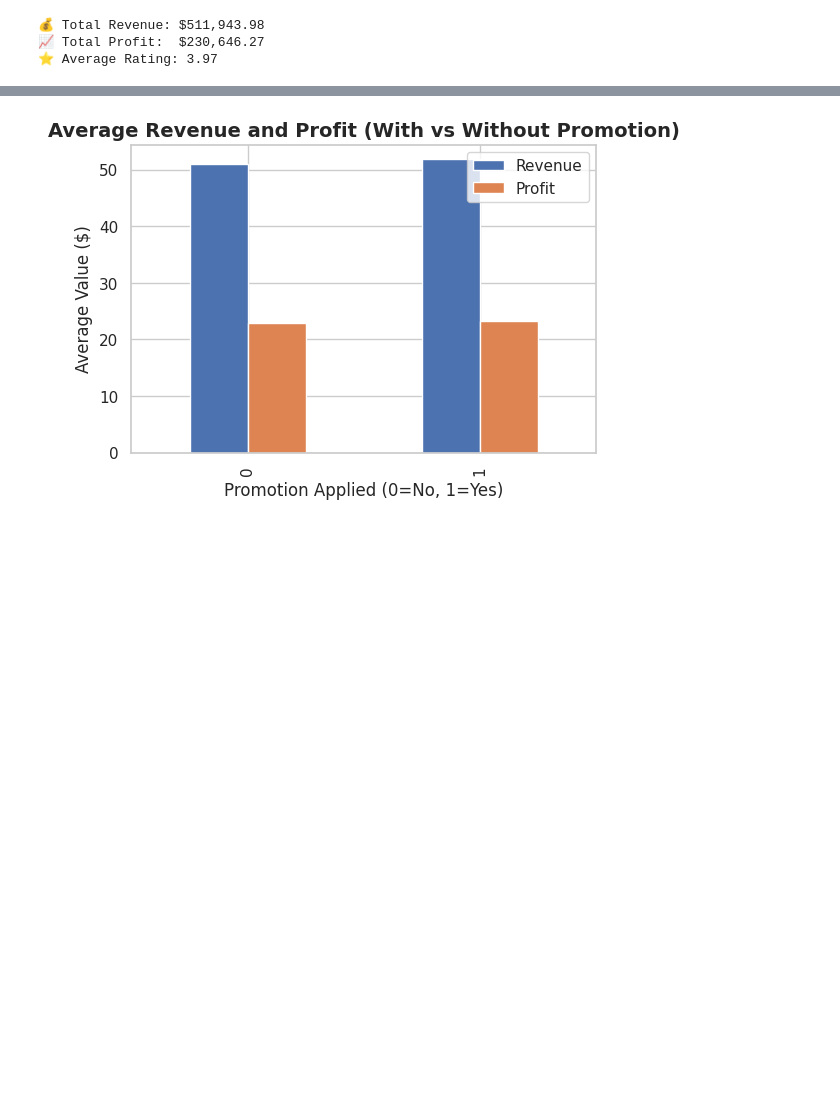
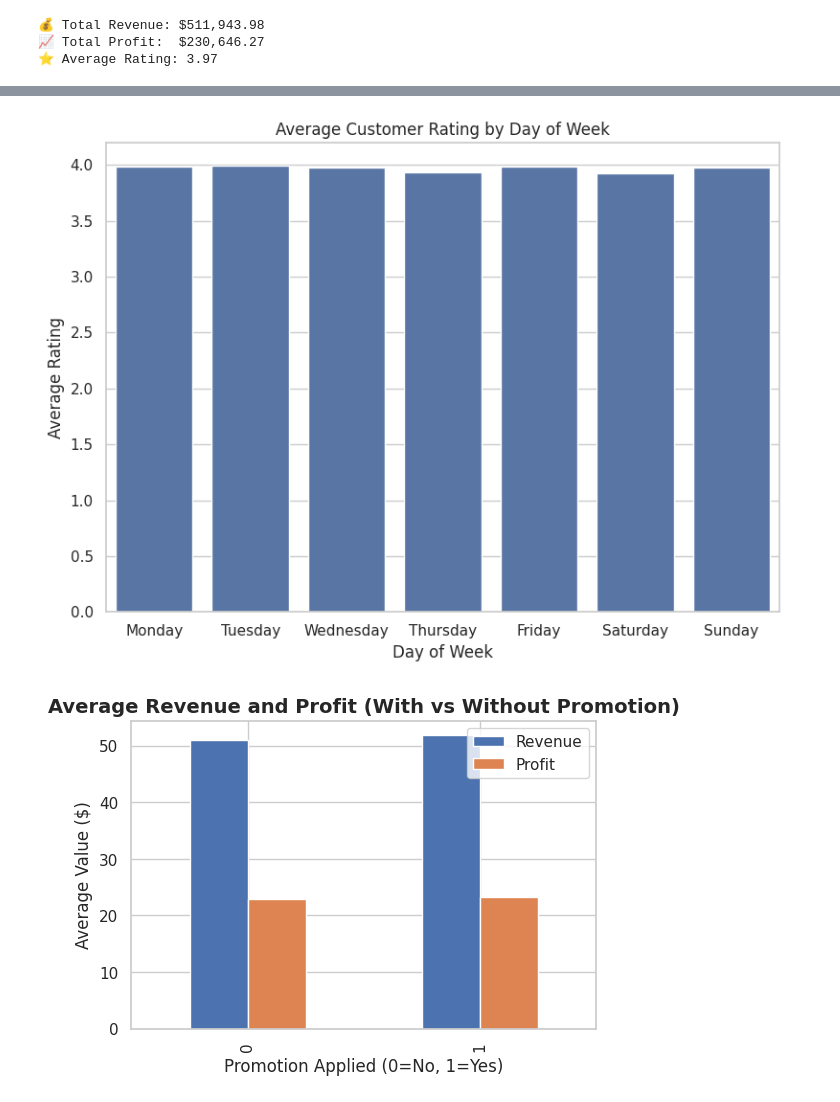
Before and after one commit to LonnieSly/Cajun-Creole-Restaurant-Revenue-Optimization-using-AI-ML, a Jupyter notebook: Smart_Menu_Insights_Cajun_Creole_Edition.ipynb, the cells around one changed output, grey strips where cells are left out. Saved outputs shown, nothing was run; the diff lists cells and outputs as text; code cells hidden in the pictures; blank space fills up the shorter version.

```diff
--- a/Smart_Menu_Insights_Cajun_Creole_Edition.ipynb
+++ b/Smart_Menu_Insights_Cajun_Creole_Edition.ipynb
@@ -447,3 +456,21 @@ Passing `palette` without assigning `hue` is deprecated and will be removed in v
+# %%
+# 4️⃣ Average Customer Rating by Day of Week
+avg_rating = df.groupby('Day_of_Week')['Customer_Rating'].mean().reset_index()
+plt.figure(figsize=(8,6))
+sns.barplot(x='Day_of_Week', y='Customer_Rating', data=avg_rating, order=[
+    'Monday','Tuesday','Wednesday','Thursday','Friday','Saturday','Sunday'
+])
+plt.title('Average Customer Rating by Day of Week')
+plt.xlabel('Day of Week')
+plt.ylabel('Average Rating')
+plt.tight_layout()
+plt.show()
+
+for i, fig in enumerate(plt.get_fignums(), 1):
+    plt.figure(fig)
+    plt.savefig(f"chart_{i}.png", bbox_inches='tight', dpi=120)
+# %% [output]
+[figure, added]
 # %%
 # STEP 7: Promotion Effectiveness
 promo_comparison = df.groupby("Promotion_Applied")[["Revenue", "Profit"]].mean()
```
Also changed, not shown: parts of 7 cells of this notebook.
